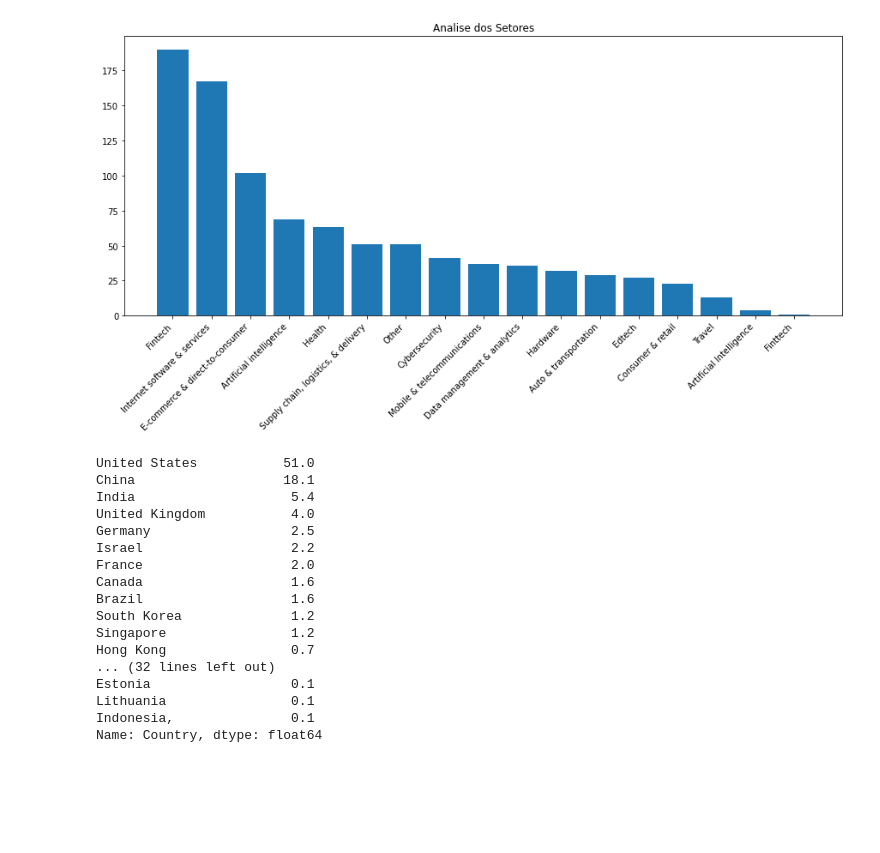
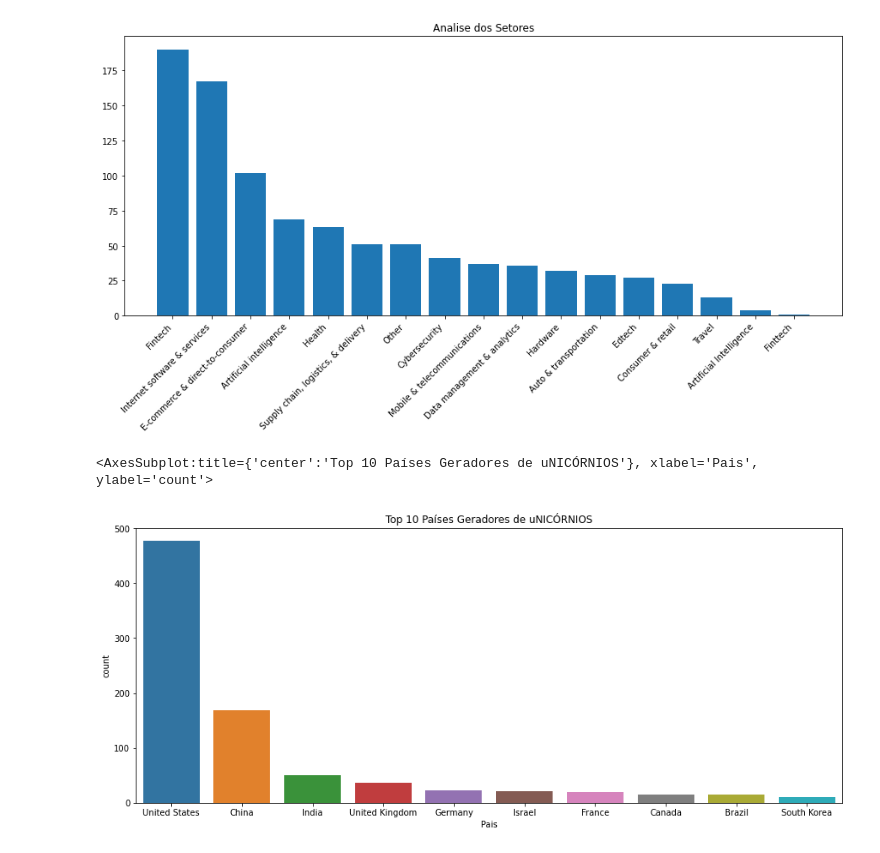
Before and after one commit to Matheus720/Analises-Diagnosticas, a Jupyter notebook: Projeto - Investimeto Unicórnios.ipynb, the cells around one changed output. Drawn from its saved outputs; the diff is of its cells as text; code cells hidden in the pictures; blank space fills up the shorter version.

```diff
--- a/Projeto - Investimeto Unicórnios.ipynb
+++ b/Projeto - Investimeto Unicórnios.ipynb
@@ -53,0 +82,6 @@ df.describe(include=object)
+# %%
+df['Valuation ($B)'] = df['Valor ($)'].str.replace(r'$','',regex=True).astype(float)
+# %%
+df['Valor ($)'] = pd.to_numeric( df['Valor ($)'].apply( lambda Linha: Linha.replace('$', '') ) )
+
+df.head()
@@ -53,0 +95,9 @@ df.describe(include=object)
+# %%
+# Conversão para Data
+df['Data de Adesão'] = pd.to_datetime( df['Data de Adesão'] )
+# %%
+# Extrair o Ano e Mes
+df['Mes'] = pd.DatetimeIndex( df['Data de Adesão'] ).month
+df['Ano'] = pd.DatetimeIndex( df['Data de Adesão'] ).year
+
+df.head()
@@ -63,23 +137,0 @@ Analise = round( df['Country'].value_counts( normalize=True ) * 100, 1 )
-# %%
-# Conversão para Data
-Base_Dados['Data de Adesão'] = pd.to_datetime( Base_Dados['Data de Adesão'] )
-
-Base_Dados['Data de Adesão'].head()
-# %% [output]
-United States           51.0
-China                   18.1
-India                    5.4
-United Kingdom           4.0
-Germany                  2.5
-Israel                   2.2
-France                   2.0
-Canada                   1.6
-Brazil                   1.6
-South Korea              1.2
-Singapore                1.2
-Hong Kong                0.7
-... (32 lines left out)
-Estonia                  0.1
-Lithuania                0.1
-Indonesia,               0.1
-Name: Country, dtype: float64
@@ -91,0 +138,7 @@ Base_Dados.head()
+# %%
+plt.figure( figsize=(15,6) )
+plt.title('Top 10 Países Geradores de uNICÓRNIOS')
+sns.countplot(x = df['Pais'], order = df['Pais'].value_counts().nlargest(10).index)
+# %% [output]
+<AxesSubplot:title={'center':'Top 10 Países Geradores de uNICÓRNIOS'}, xlabel='Pais', ylabel='count'>
+[figure, added]
```
Also changed, not shown: parts of 23 cells of this notebook.
